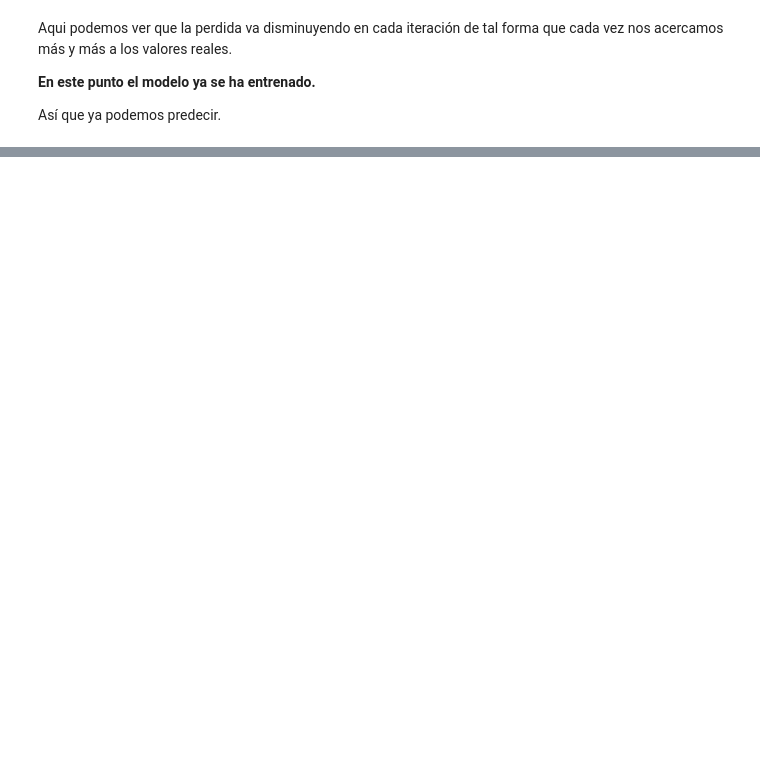
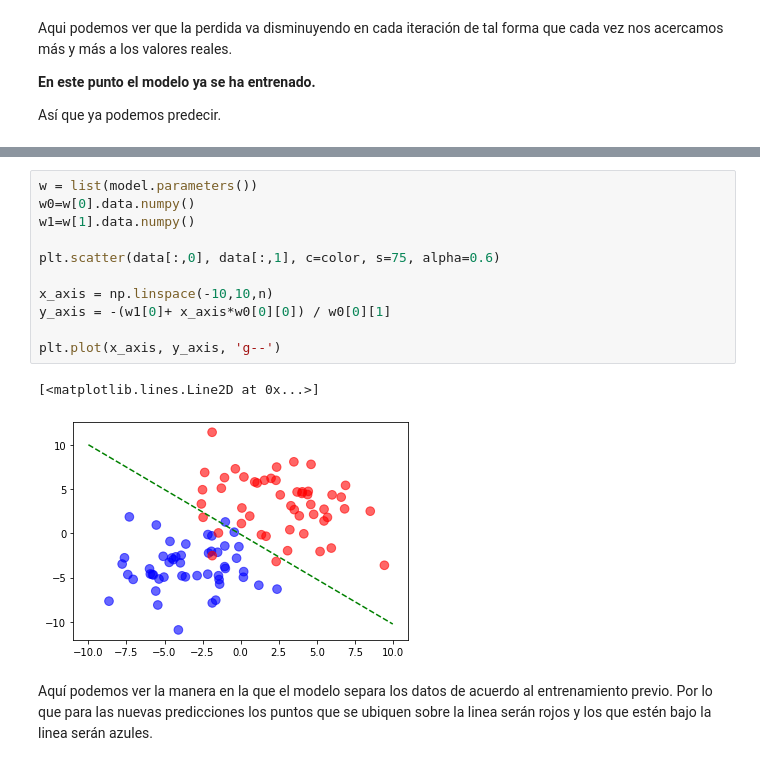
Before and after one commit to BralexMtz/First-AI-Algorithms, a Jupyter notebook: Lineal_Regression.ipynb, the cells around one changed output, grey strips where cells are left out. Cells and saved outputs as stored; diff of their text form; blank space fills up the shorter version.

```diff
--- a/Lineal_Regression.ipynb
+++ b/Lineal_Regression.ipynb
@@ -100,0 +198,17 @@ tensor([[8.1729]], grad_fn=<AddmmBackward>)
+# %%
+w = list(model.parameters())
+w0=w[0].data.numpy()
+w1=w[1].data.numpy()
+
+plt.scatter(data[:,0], data[:,1], c=color, s=75, alpha=0.6)
+
+x_axis = np.linspace(-10,10,n)
+y_axis = -(w1[0]+ x_axis*w0[0][0]) / w0[0][1]
+
+plt.plot(x_axis, y_axis, 'g--')
+# %% [output]
+[<matplotlib.lines.Line2D at 0x...>]
+[figure, added]
+# %% [markdown]
+Aquí podemos ver la manera en la que el modelo separa los datos de acuerdo al entrenamiento previo.
+Por lo que para las nuevas predicciones los puntos que se ubiquen sobre la linea serán rojos y los que estén bajo la linea serán azules.
```
Also changed, not shown: parts of 11 cells of this notebook.
